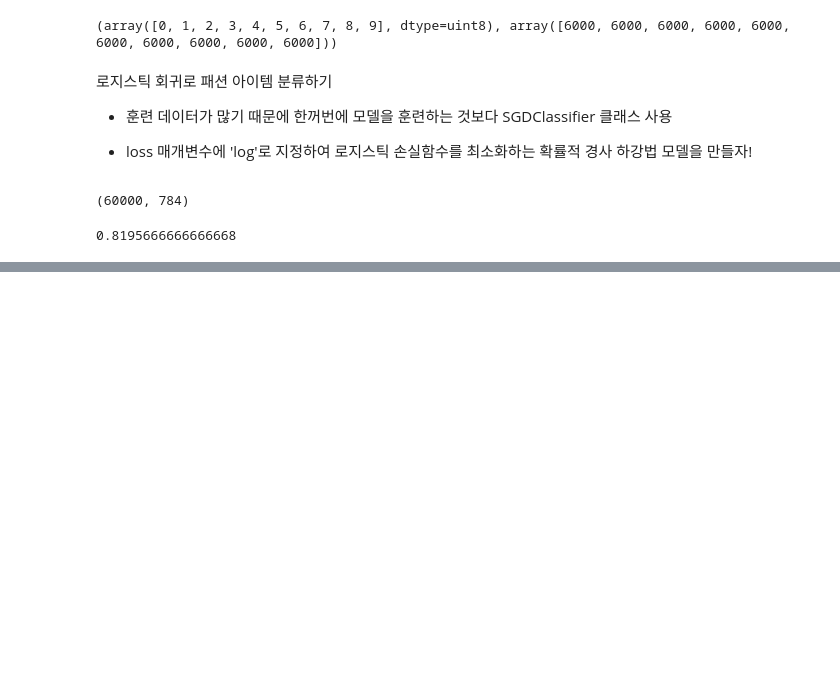
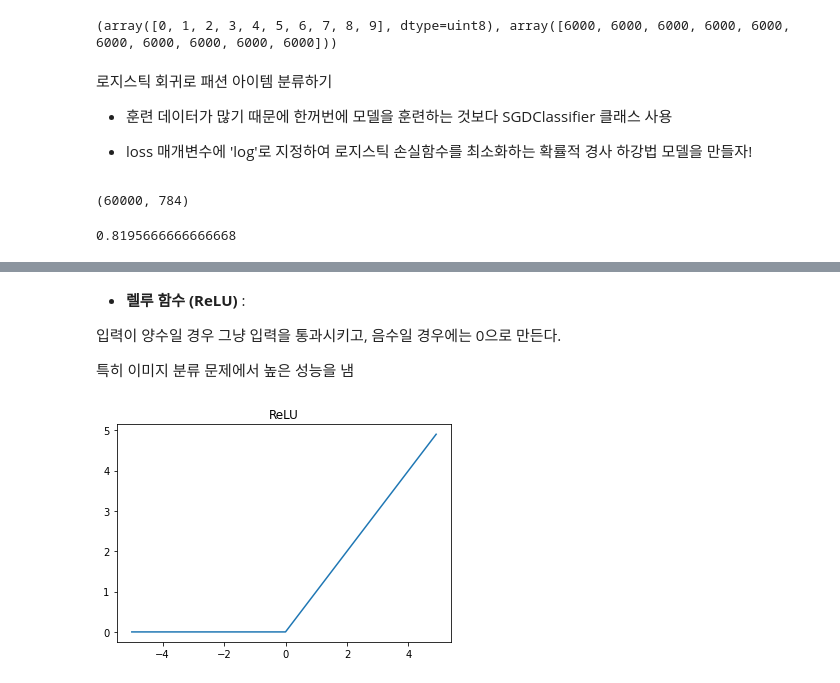
Before and after one commit to hyeon1263/BigAI, a Jupyter notebook: 혼자 공부하는 머신러닝+딥러닝/Chapter07.ipynb, the cells around one changed output, grey strips where cells are left out. Cells and saved outputs as stored; diff of their text form; code cells hidden in the pictures; blank space fills up the shorter version.

```diff
--- a/혼자 공부하는 머신러닝+딥러닝/Chapter07.ipynb
+++ b/혼자 공부하는 머신러닝+딥러닝/Chapter07.ipynb
@@ -78,0 +249,17 @@ print(np.mean(scores['test_score']))
+# %% [markdown]
+- **렐루 함수 (ReLU)** :
+
+ 입력이 양수일 경우 그냥 입력을 통과시키고, 음수일 경우에는 0으로 만든다.
+
+ 특히 이미지 분류 문제에서 높은 성능을 냄
+# %%
+# ReLU 함수 그리기
+import matplotlib.pyplot as plt
+import numpy as np
+x = np.arange(-5, 5, 0.1)
+y = np.maximum(x,0)
+plt.plot(x,y)
+plt.title('ReLU')
+plt.show()
+# %% [output]
+[figure, added]
```
Also changed, not shown: parts of 34 cells of this notebook.
